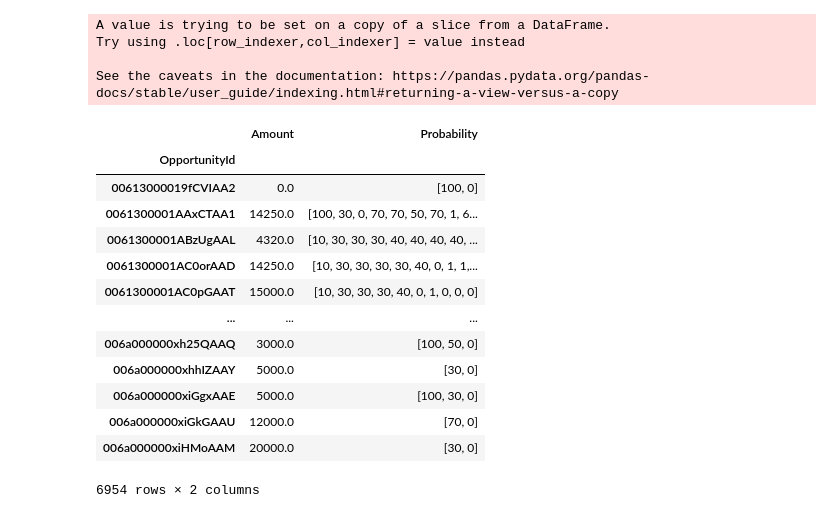
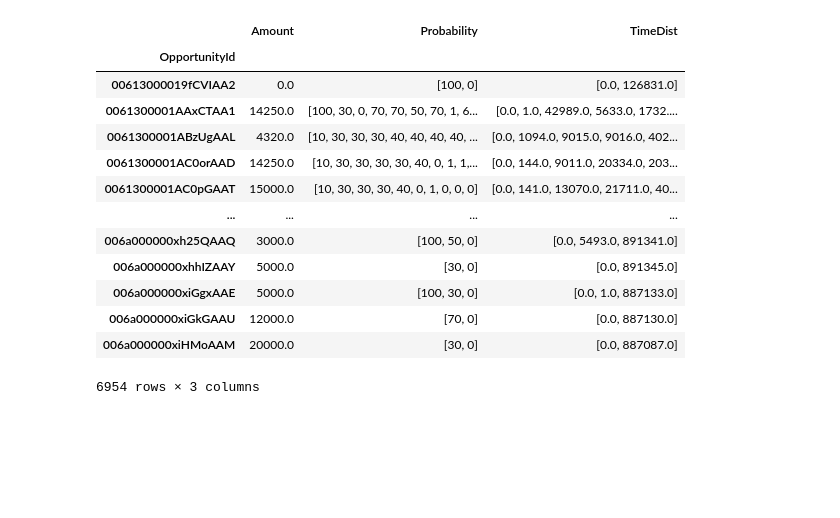
Before and after one commit to fox-flex/PredictionOfOpportunityStatus, a Jupyter notebook: data_work.ipynb, the cells around one changed output. Cells and saved outputs as stored; diff of their text form; code cells hidden in the pictures; blank space fills up the shorter version.

```diff
--- a/data_work.ipynb
+++ b/data_work.ipynb
@@ -49,37 +24,0 @@ some
-# %%
-my = df[['OpportunityId', 'CreatedDateForInsert', 'Amount', 'Probability']]
-my['CreatedDateForInsert'] = pd.to_datetime(my['CreatedDateForInsert'],format='%m/%d/%Y %H:%M')
-my = my.sort_values(by=['CreatedDateForInsert'])
-# my = my.groupby('OpportunityId')['Probability'].apply(list)
-
-my = my.drop('CreatedDateForInsert', 1)
-my = my.groupby('OpportunityId').agg(list)
-my['Amount'] = my['Amount'].apply(lambda x : x[0])
-
-# my = my.groupby('OpportunityId')[['StageName', 'Probability']].first()
-# my = my.groupby('OpportunityId')[['StageName', 'Probability']]\
-#         .apply(lambda x: x[['StageName','StageName']].values.tolist())\
-#         .reset_index(name='col')
-# my['Probability'] = my['Probability'][0]
-# %% [output]
-A value is trying to be set on a copy of a slice from a DataFrame.
-Try using .loc[row_indexer,col_indexer] = value instead
-
-See the caveats in the documentation: https://pandas.pydata.org/pandas-docs/stable/user_guide/indexing.html#returning-a-view-versus-a-copy
-# %%
-my
-# %% [output]
-|  | Amount | Probability |
-| OpportunityId |  |  |
-| 00613000019fCVIAA2 | 0.0 | [100, 0] |
-| 0061300001AAxCTAA1 | 14250.0 | [100, 30, 0, 70, 70, 50, 70, 1, 6... |
-| 0061300001ABzUgAAL | 4320.0 | [10, 30, 30, 30, 40, 40, 40, 40, ... |
-| 0061300001AC0orAAD | 14250.0 | [10, 30, 30, 30, 30, 40, 0, 1, 1,... |
-| 0061300001AC0pGAAT | 15000.0 | [10, 30, 30, 30, 40, 0, 1, 0, 0, 0] |
-| ... | ... | ... |
-| 006a000000xh25QAAQ | 3000.0 | [100, 50, 0] |
-| 006a000000xhhIZAAY | 5000.0 | [30, 0] |
-| 006a000000xiGgxAAE | 5000.0 | [100, 30, 0] |
-| 006a000000xiGkGAAU | 12000.0 | [70, 0] |
-| 006a000000xiHMoAAM | 20000.0 | [30, 0] |
-6954 rows × 2 columns
@@ -85,0 +27,35 @@ my
+# %%
+def read_df_train(path):
+    df = pd.read_csv(path, low_memory=False)
+    df = df[['OpportunityId', 'CreatedDateForInsert', 'PrevOpportunityStageUpdate', 'Amount', 'Probability']]
+    df['CreatedDateForInsert'] = pd.to_datetime(df['CreatedDateForInsert'],format='%m/%d/%Y %H:%M')
+    df['PrevOpportunityStageUpdate'] = pd.to_datetime(df['PrevOpportunityStageUpdate'],format='%m/%d/%Y %H:%M')
+
+    df = df.sort_values(by=['CreatedDateForInsert'])
+    df['TimeDist'] = (df['CreatedDateForInsert'] - df['PrevOpportunityStageUpdate']).astype('timedelta64[m]')
+
+    df = df.drop(['CreatedDateForInsert', 'PrevOpportunityStageUpdate'], axis=1)
+    df = df.groupby('OpportunityId').agg(list)
+    df['Amount'] = df['Amount'].apply(lambda x : x[0])
+#     df['TimeDist'] = df['TimeDist'].apply(lambda x : [0.]*(numX-1) + x)
+#     df['Probability'] = df['Probability'].apply(lambda x : [x[0]]*(numX-1) + x)
+    return df
+
+
+df = read_df_train('./data/train_data.csv')
+df
+# %% [output]
+|  | Amount | Probability | TimeDist |
+| OpportunityId |  |  |  |
+| 00613000019fCVIAA2 | 0.0 | [100, 0] | [0.0, 126831.0] |
+| 0061300001AAxCTAA1 | 14250.0 | [100, 30, 0, 70, 70, 50, 70, 1, 6... | [0.0, 1.0, 42989.0, 5633.0, 1732.... |
+| 0061300001ABzUgAAL | 4320.0 | [10, 30, 30, 30, 40, 40, 40, 40, ... | [0.0, 1094.0, 9015.0, 9016.0, 402... |
+| 0061300001AC0orAAD | 14250.0 | [10, 30, 30, 30, 30, 40, 0, 1, 1,... | [0.0, 144.0, 9011.0, 20334.0, 203... |
+| 0061300001AC0pGAAT | 15000.0 | [10, 30, 30, 30, 40, 0, 1, 0, 0, 0] | [0.0, 141.0, 13070.0, 21711.0, 40... |
+| ... | ... | ... | ... |
+| 006a000000xh25QAAQ | 3000.0 | [100, 50, 0] | [0.0, 5493.0, 891341.0] |
+| 006a000000xhhIZAAY | 5000.0 | [30, 0] | [0.0, 891345.0] |
+| 006a000000xiGgxAAE | 5000.0 | [100, 30, 0] | [0.0, 1.0, 887133.0] |
+| 006a000000xiGkGAAU | 12000.0 | [70, 0] | [0.0, 887130.0] |
+| 006a000000xiHMoAAM | 20000.0 | [30, 0] | [0.0, 887087.0] |
+6954 rows × 3 columns
```
Also changed, not shown: parts of 10 cells of this notebook.
